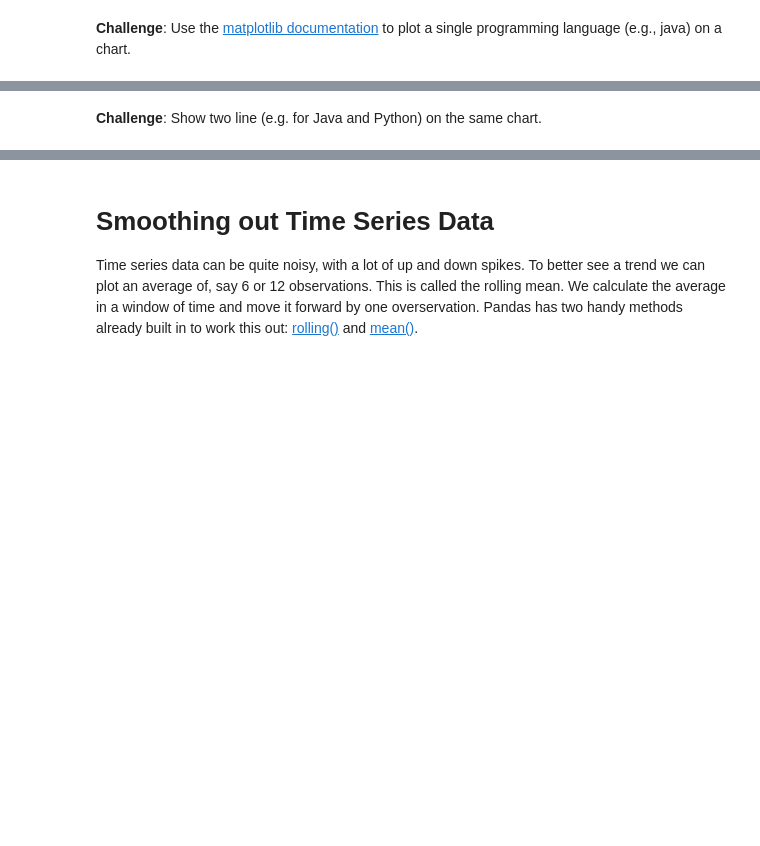
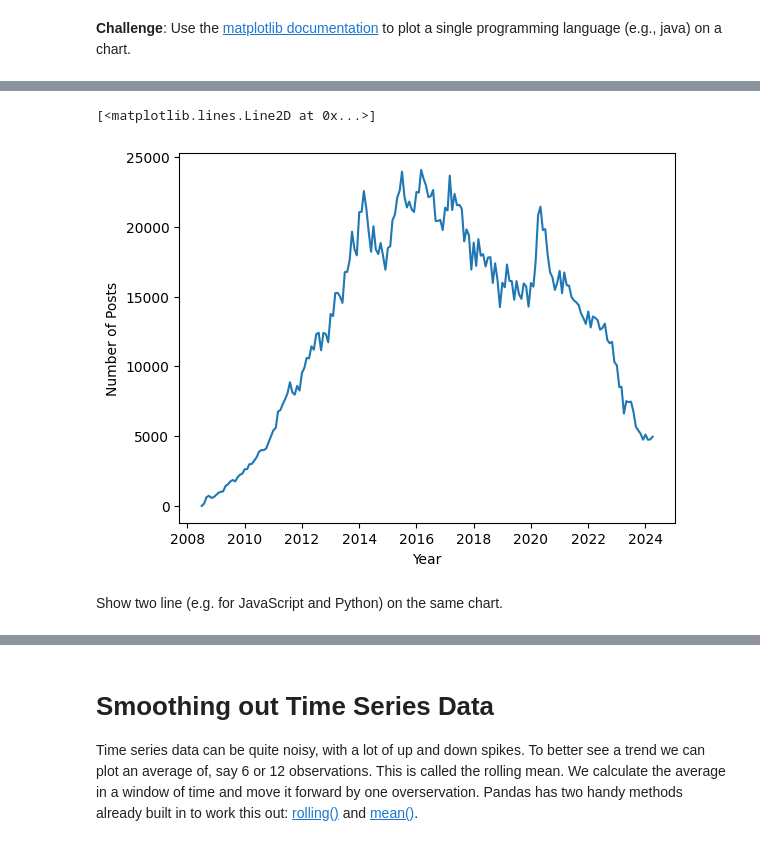
Before and after one commit to Mo-21/data-visualisation-Matplotlib, a Jupyter notebook: Programming_Languages.ipynb, the cells around one changed output, grey strips where cells are left out. Cells and saved outputs as stored; diff of their text form; code cells hidden in the pictures; blank space fills up the shorter version.

```diff
--- a/Programming_Languages.ipynb
+++ b/Programming_Languages.ipynb
@@ -93,2 +227,10 @@ pt.count()
+# %%
+plt.xlabel("Year")
+plt.ylabel("Number of Posts")
+
+plt.plot(pt.index, pt["javascript"])
+# %% [output]
+[<matplotlib.lines.Line2D at 0x...>]
+[figure, added]
 # %% [markdown]
-**Challenge**: Show two line (e.g. for Java and Python) on the same chart.
+Show two line (e.g. for JavaScript and Python) on the same chart.
```
Also changed, not shown: parts of 17 cells of this notebook.
